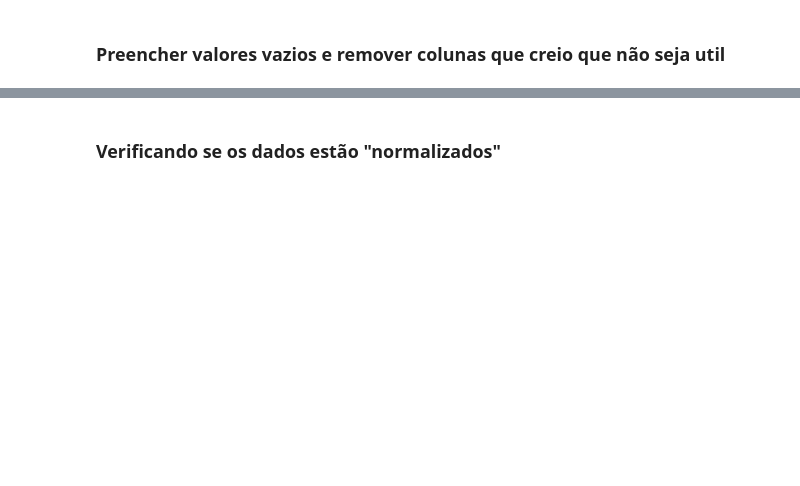
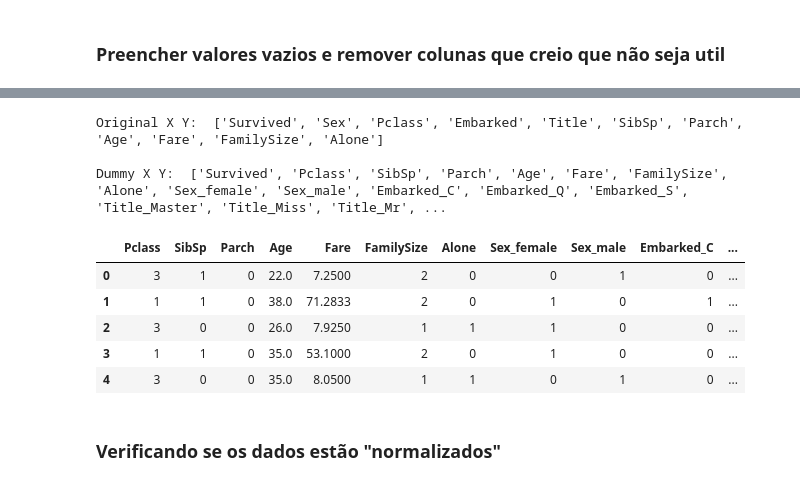
Before and after one commit to jungoncalves/100daysofMLcode, a Jupyter notebook: Titanic.ipynb, the cells around one changed output, grey strips where cells are left out. Drawn from its saved outputs; the diff is of its cells as text; code cells hidden in the pictures; blank space fills up the shorter version.

```diff
--- a/Titanic.ipynb
+++ b/Titanic.ipynb
@@ -140,3 +265,44 @@ for dataset in limpeza_dados:
+# %%
+from sklearn import preprocessing
+
+label = preprocessing.LabelEncoder()
+
+for dataset in limpeza_dados:
+    dataset["Sex_Encode"] = label.fit_transform(dataset["Sex"])
+    dataset["Embarked_Encode"] = label.fit_transform(dataset["Embarked"])
+    dataset["Title_Encode"] = label.fit_transform(dataset["Title"])
+
+#Essa será nossa varialvel alvo, ou seja, varialve y
+Alvo = ["Survived"]
+
+#Variaveis x
+treino_x = ['Sex','Pclass', 'Embarked', 'Title','SibSp', 'Parch', 'Age', 'Fare', 'FamilySize', 'Alone']
+treino_x_calc = ["Sex_Encode", "Pclass", "Embarked_Encode", "Title_Encode", "SibSp", "Parch", "Age", "Fare"]
+
+treino_xy = Alvo + treino_x
+
+print("Original X Y: " , treino_xy, "\n")
+
+treino_dummy = pd.get_dummies(treino[treino_x])
+treino_x_dummy = treino_dummy.columns.tolist()
+treino_xy_dummy = Alvo + treino_x_dummy
+print('Dummy X Y: ', treino_xy_dummy, '\n')
+
+discard_columns = ['Title_Dr', 'Title_Rev', 'confidence', 'contexDialogActionSlug',
+                   'monesConversationName', 'dialogSystem', 'monesConversationSlug',
+                   'isAnythingElse', 'slugBot','workspaceSlug', 'slugProvider',
+                   'dialogName', 'dialogSlug']
+treino_dummy.head()
+# %% [output]
+Original X Y:  ['Survived', 'Sex', 'Pclass', 'Embarked', 'Title', 'SibSp', 'Parch', 'Age', 'Fare', 'FamilySize', 'Alone']
+
+Dummy X Y:  ['Survived', 'Pclass', 'SibSp', 'Parch', 'Age', 'Fare', 'FamilySize', 'Alone', 'Sex_female', 'Sex_male', 'Embarked_C', 'Embarked_Q', 'Embarked_S', 'Title_Master', 'Title_Miss', 'Title_Mr', ...
+|  | Pclass | SibSp | Parch | Age | Fare | FamilySize | Alone | Sex_female | Sex_male | Embarked_C | ... |
+| 0 | 3 | 1 | 0 | 22.0 | 7.2500 | 2 | 0 | 0 | 1 | 0 | ... |
+| 1 | 1 | 1 | 0 | 38.0 | 71.2833 | 2 | 0 | 1 | 0 | 1 | ... |
+| 2 | 3 | 0 | 0 | 26.0 | 7.9250 | 1 | 1 | 1 | 0 | 0 | ... |
+| 3 | 1 | 1 | 0 | 35.0 | 53.1000 | 2 | 0 | 1 | 0 | 0 | ... |
+| 4 | 3 | 0 | 0 | 35.0 | 8.0500 | 1 | 1 | 0 | 1 | 0 | ... |
 # %% [markdown]
 ### Verificando se os dados estão "normalizados"
 # %%
```
Also changed, not shown: parts of 14 cells of this notebook, 1 other file.
